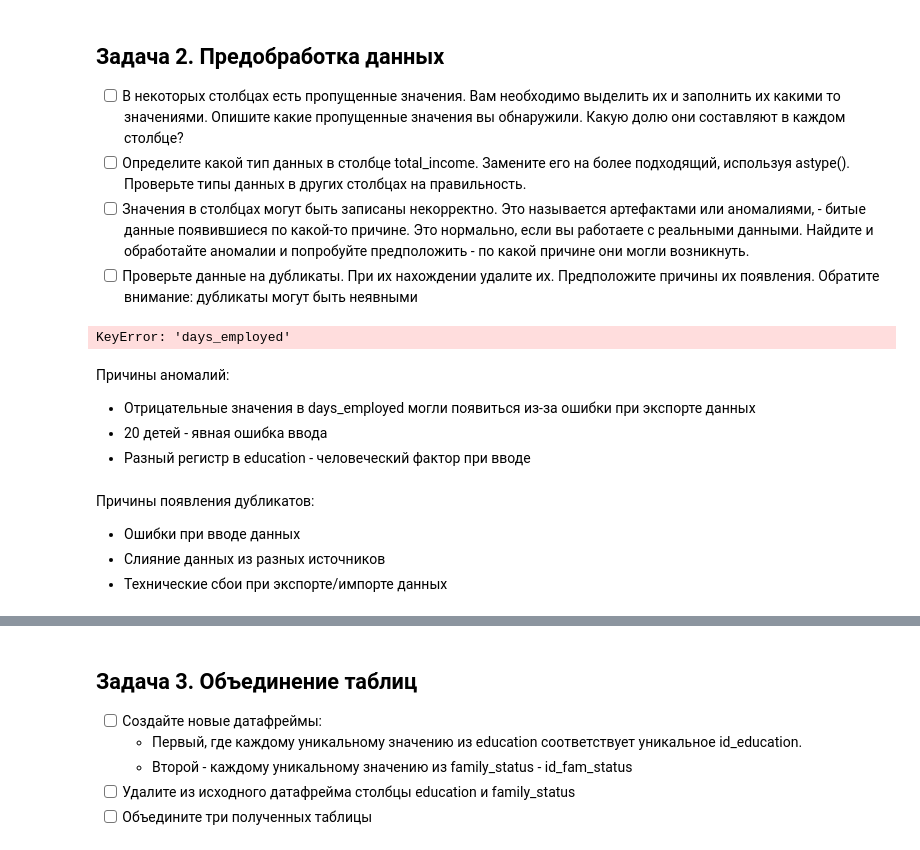
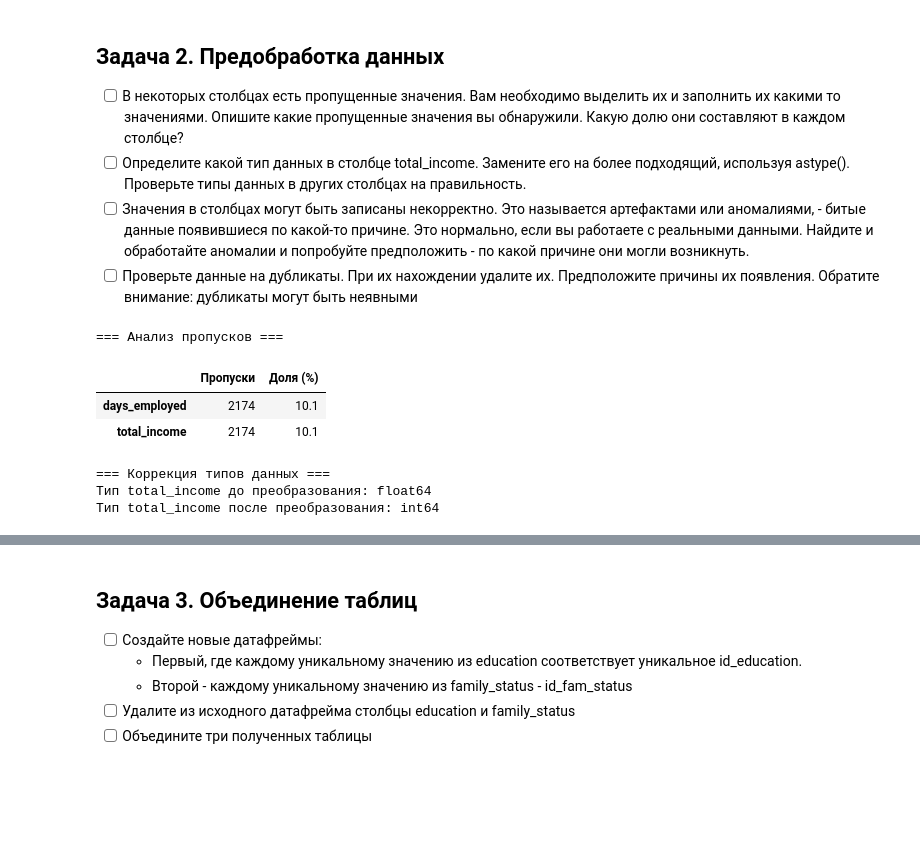
Before and after one commit to A-l-E-v/ML-Engineer, a Jupyter notebook: PyLibs/Pandas/pandas_homework_task.ipynb, the cells around one changed output, grey strips where cells are left out. Saved outputs shown, nothing was run; the diff lists cells and outputs as text; code cells hidden in the pictures; blank space fills up the shorter version.

```diff
--- a/PyLibs/Pandas/pandas_homework_task.ipynb
+++ b/PyLibs/Pandas/pandas_homework_task.ipynb
@@ -98,33 +226,36 @@ dtype: int64
 - [ ] Определите какой тип данных в столбце total_income. Замените его на более подходящий, используя astype(). Проверьте типы данных в других столбцах на правильность.
 - [ ] Значения в столбцах могут быть записаны некорректно. Это называется  артефактами или аномалиями, - битые данные появившиеся по какой-то причине. Это нормально, если вы работаете с реальными данными. Найдите и обработайте аномалии и попробуйте предположить - по какой причине они могли возникнуть.
 - [ ] Проверьте данные на дубликаты. При их нахождении удалите их. Предположите причины их появления. Обратите внимание: дубликаты могут быть неявными
-# %%
-# Анализ пропусков
-total_rows = len(data)
-missing_days = data['days_employed'].isna().sum()
-missing_income = data['total_income'].isna().sum()
-
-print(f"Доля пропусков в days_employed: {missing_days/total_rows:.2%}")
-print(f"Доля пропусков в total_income: {missing_income/total_rows:.2%}")
-# %% [output]
-KeyError: 'days_employed'
-# %%
-# Заполнение пропусков
-# Для days_employed заполним 0 (предположим, что это клиенты без трудового стажа)
-data['days_employed'] = data['days_employed'].fillna(0)
-# %%
-# Для total_income заполним медианным значением по типу занятости
-median_incomes = data.groupby('income_type')['total_income'].median()
-data['total_income'] = data.groupby('income_type')['total_income'].transform(
-    lambda x: x.fillna(x.median()))
+# %%
+## 1. Обработка пропусков
+print("=== Анализ пропусков ===")
+missing_values = data.isna().sum()
+missing_percent = (missing_values / len(data)) * 100
+missing_report = pd.DataFrame({'Пропуски': missing_values,
+                              'Доля (%)': missing_percent.round(2)})
+display(missing_report[missing_report['Пропуски'] > 0])
+# %% [output]
+=== Анализ пропусков ===
+|  | Пропуски | Доля (%) |
+| days_employed | 2174 | 10.1 |
+| total_income | 2174 | 10.1 |
 # %%
-# Коррекция типов данных
-# Изменение типа total_income на целочисленный
+# Заполнение пропусков
+data['days_employed'] = data['days_employed'].fillna(data['days_employed'].median())
+data['total_income'] = data['total_income'].fillna(data['total_income'].median())
+
+## Коррекция типов данных
+print("\n=== Коррекция типов данных ===")
+print("Тип total_income до преобразования:", data['total_income'].dtype)
 data['total_income'] = data['total_income'].astype('int64')
+print("Тип total_income после преобразования:", data['total_income'].dtype)
 
 # Проверка других столбцов
-print(data.dtypes)
-
-# Коррекция других типов:
 data['children'] = data['children'].astype('int64')
 data['dob_years'] = data['dob_years'].astype('int64')
+data['education_id'] = data['education_id'].astype('int64')
+data['family_status_id'] = data['family_status_id'].astype('int64')
+# %% [output]
+=== Коррекция типов данных ===
+Тип total_income до преобразования: float64
+Тип total_income после преобразования: int64
@@ -143,5 +261,0 @@ data['education'] = data['education'].str.lower()
-# %% [markdown]
-Причины аномалий:
- - Отрицательные значения в days_employed могли появиться из-за ошибки при экспорте данных
- - 20 детей - явная ошибка ввода
- - Разный регистр в education - человеческий фактор при вводе
@@ -158,5 +261,0 @@ print(data['education'].value_counts())
-# %% [markdown]
-Причины появления дубликатов:
-- Ошибки при вводе данных
-- Слияние данных из разных источников
-- Технические сбои при экспорте/импорте данных
```
Also changed, not shown: parts of 38 cells of this notebook, 21 other files.
